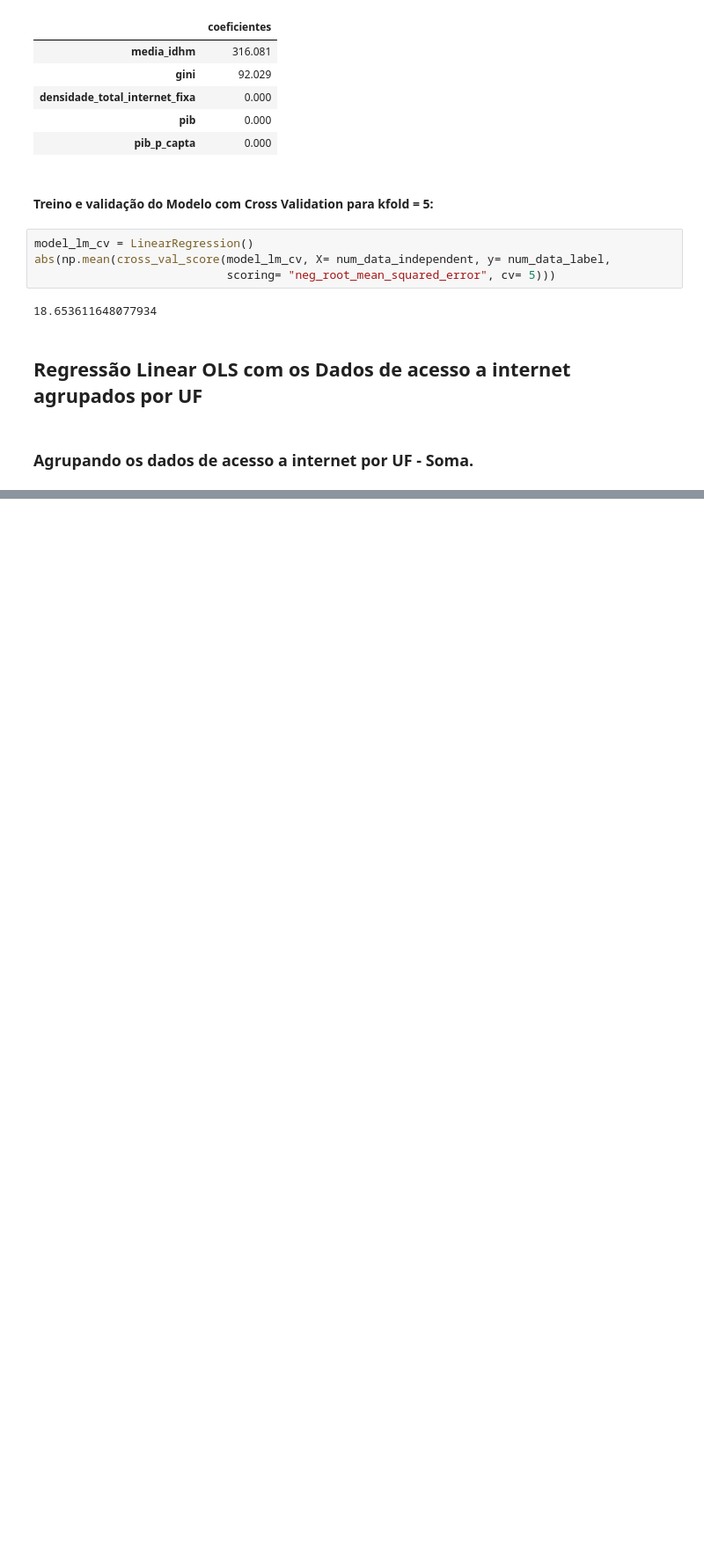
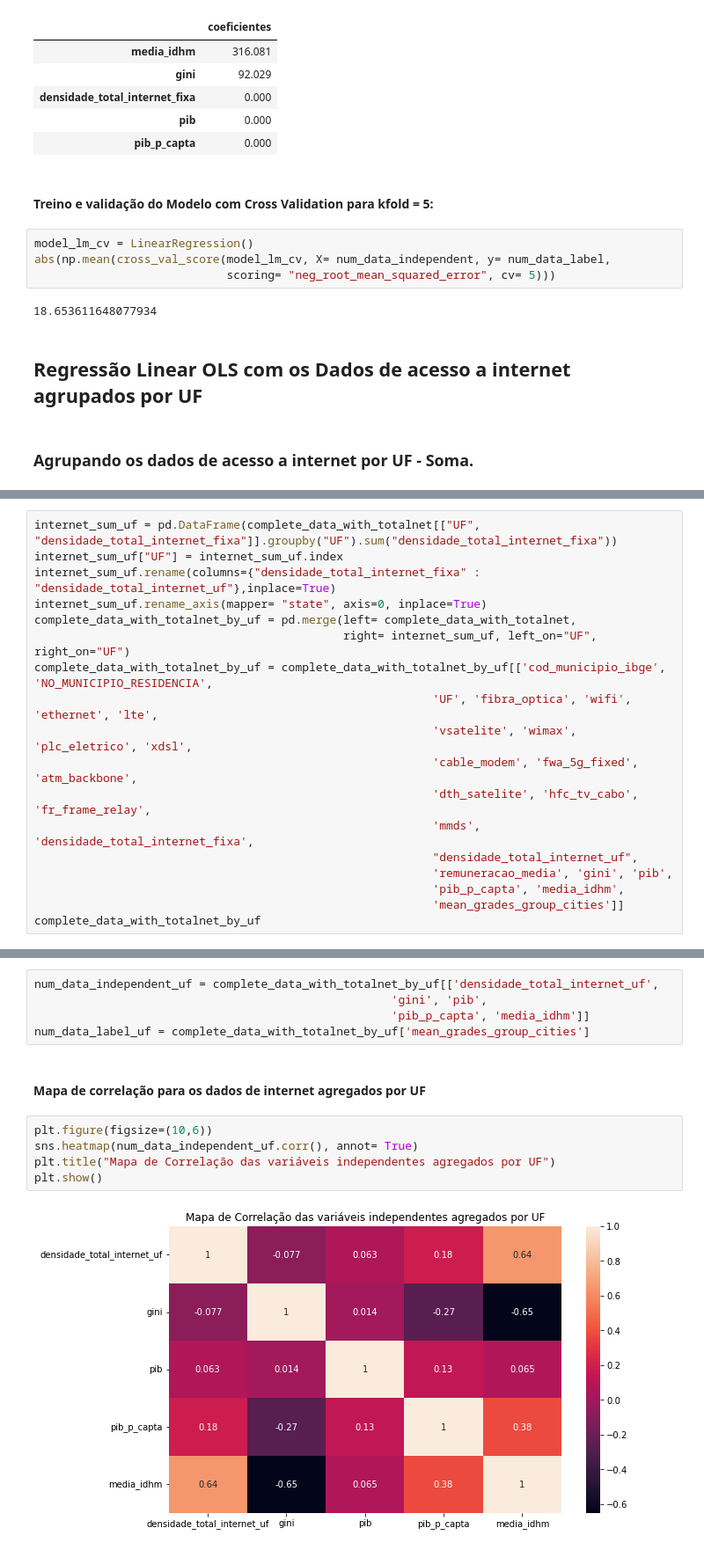
Before and after one commit to mcolazin/tcc_jupyter_new, a Jupyter notebook: part_5_linear_regression_sklearn.ipynb, the cells around one changed output, grey strips where cells are left out. Shown: that part at 88% size. Saved outputs shown, nothing was run; the diff lists cells and outputs as text; blank space fills up the shorter version.

Commit message:
Add files via upload
Regression OLS exam on aggregate internet data by UF.

```diff
--- a/part_5_linear_regression_sklearn.ipynb
+++ b/part_5_linear_regression_sklearn.ipynb
@@ -284,0 +269,18 @@ complete_data_with_totalnet
+# %%
+internet_sum_uf = pd.DataFrame(complete_data_with_totalnet[["UF", "densidade_total_internet_fixa"]].groupby("UF").sum("densidade_total_internet_fixa"))
+internet_sum_uf["UF"] = internet_sum_uf.index
+internet_sum_uf.rename(columns={"densidade_total_internet_fixa" : "densidade_total_internet_uf"},inplace=True)
+internet_sum_uf.rename_axis(mapper= "state", axis=0, inplace=True)
+complete_data_with_totalnet_by_uf = pd.merge(left= complete_data_with_totalnet,
+                                             right= internet_sum_uf, left_on="UF", right_on="UF")
+complete_data_with_totalnet_by_uf = complete_data_with_totalnet_by_uf[['cod_municipio_ibge', 'NO_MUNICIPIO_RESIDENCIA',
+                                                          'UF', 'fibra_optica', 'wifi', 'ethernet', 'lte',
+                                                          'vsatelite', 'wimax', 'plc_eletrico', 'xdsl',
+                                                          'cable_modem', 'fwa_5g_fixed', 'atm_backbone',
+                                                          'dth_satelite', 'hfc_tv_cabo', 'fr_frame_relay',
+                                                          'mmds', 'densidade_total_internet_fixa',
+                                                          "densidade_total_internet_uf",
+                                                          'remuneracao_media', 'gini', 'pib',
+                                                          'pib_p_capta', 'media_idhm',
+                                                          'mean_grades_group_cities']]
+complete_data_with_totalnet_by_uf
@@ -284,0 +325,14 @@ complete_data_with_totalnet
+# %%
+num_data_independent_uf = complete_data_with_totalnet_by_uf[['densidade_total_internet_uf',
+                                                    'gini', 'pib',
+                                                    'pib_p_capta', 'media_idhm']]
+num_data_label_uf = complete_data_with_totalnet_by_uf['mean_grades_group_cities']
+# %% [markdown]
+#### Mapa de correlação para os dados de internet agregados por UF
+# %%
+plt.figure(figsize=(10,6))
+sns.heatmap(num_data_independent_uf.corr(), annot= True)
+plt.title("Mapa de Correlação das variáveis independentes agregados por UF")
+plt.show()
+# %% [output]
+[figure, added]
```
Also changed, not shown: parts of 15 cells of this notebook.
